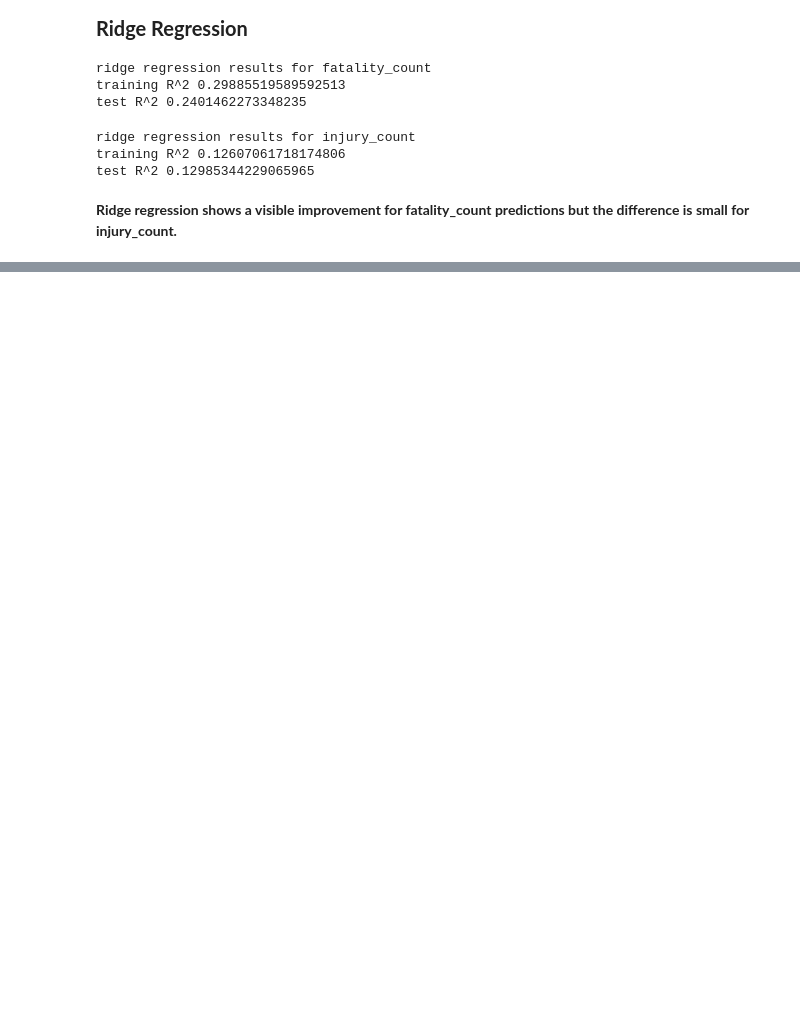
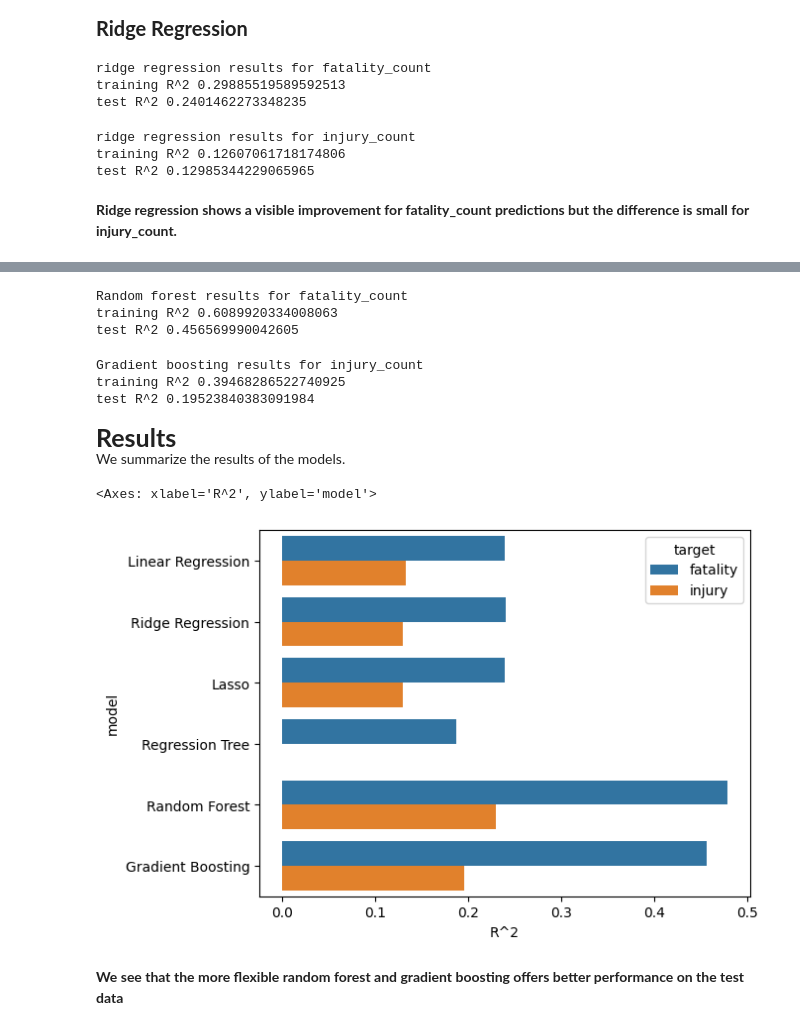
Before and after one commit to yuki172/global-landslide, a Jupyter notebook: main.ipynb, the cells around one changed output, grey strips where cells are left out. Cells and saved outputs as stored; diff of their text form; code cells hidden in the pictures; blank space fills up the shorter version.

Commit message:
results summary

```diff
--- a/main.ipynb
+++ b/main.ipynb
@@ -587,0 +715,45 @@ test R^2 0.12985344229065965
+# %%
+print('Gradient boosting results for fatality_count')
+get_gradient_boost_model(X_fatality_train, y_fatality_train, X_fatality_test, y_fatality_test, r2_scorer)
+# %% [output]
+Random forest results for fatality_count
+training R^2 0.6089920334008063
+test R^2 0.456569990042605
+# %%
+print('Gradient boosting results for injury_count')
+get_gradient_boost_model(X_injury_train, y_injury_train, X_injury_test, y_injury_test, r2_scorer)
+# %% [output]
+Gradient boosting results for injury_count
+training R^2 0.39468286522740925
+test R^2 0.19523840383091984
+# %% [markdown]
+<div style="font-size: 25px"><b>Results</b></div>
+We summarize the results of the models.
+# %%
+results = [
+    ['Linear Regression', 'fatality', 0.2388922854626896],
+        ['Linear Regression', 'injury', 0.13283373639992813],
+        ['Ridge Regression', 'fatality', 0.2401462273348235],
+        ['Ridge Regression', 'injury', 0.12985344229065965],
+        ['Lasso', 'fatality', 0.23979018750725956],
+        ['Lasso', 'injury', 0.13029748812332886],
+        ['Regression Tree', 'fatality', 0.18759754359698544],
+        ['Regression Tree', 'injury', -0.0002653339186338144],
+        ['Random Forest', 'fatality', 0.478960402176831],
+        ['Random Forest', 'injury', 0.22976388650157487],
+        ['Gradient Boosting', 'fatality', 0.456569990042605],
+        ['Gradient Boosting', 'injury', 0.19523840383091984],
+]
+
+results_df = pd.DataFrame({
+    'model': [model for model, _, _ in results],
+    'target': [target for _, target, _ in results],
+    'R^2': [r2 for _, _, r2 in results]
+})
+# %%
+sns.barplot(results_df, x="R^2", y="model", hue="target")
+# %% [output]
+<Axes: xlabel='R^2', ylabel='model'>
+[figure, added]
+# %% [markdown]
+<b>We see that the more flexible random forest and gradient boosting offers better performance on the test data</b>
```
Also changed, not shown: parts of 27 cells of this notebook.
